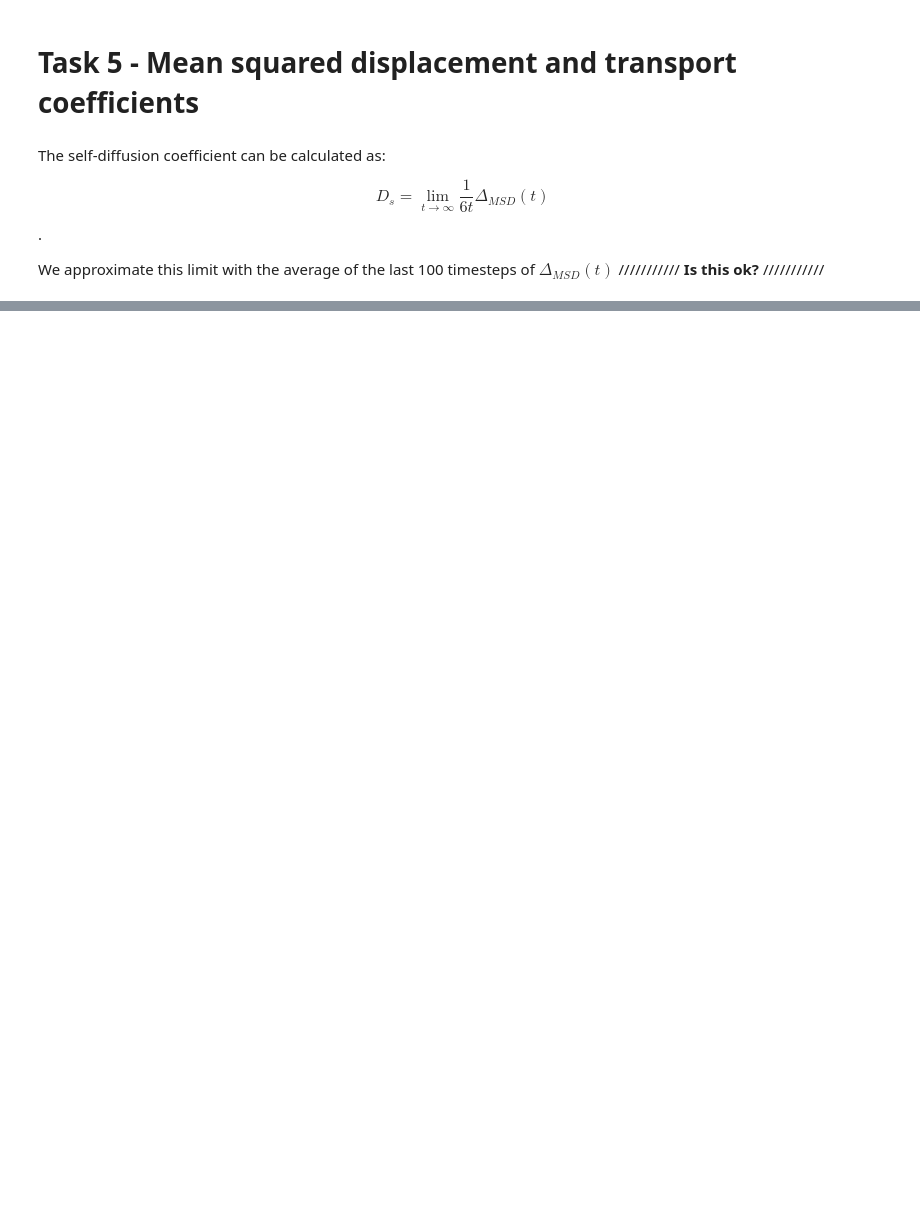
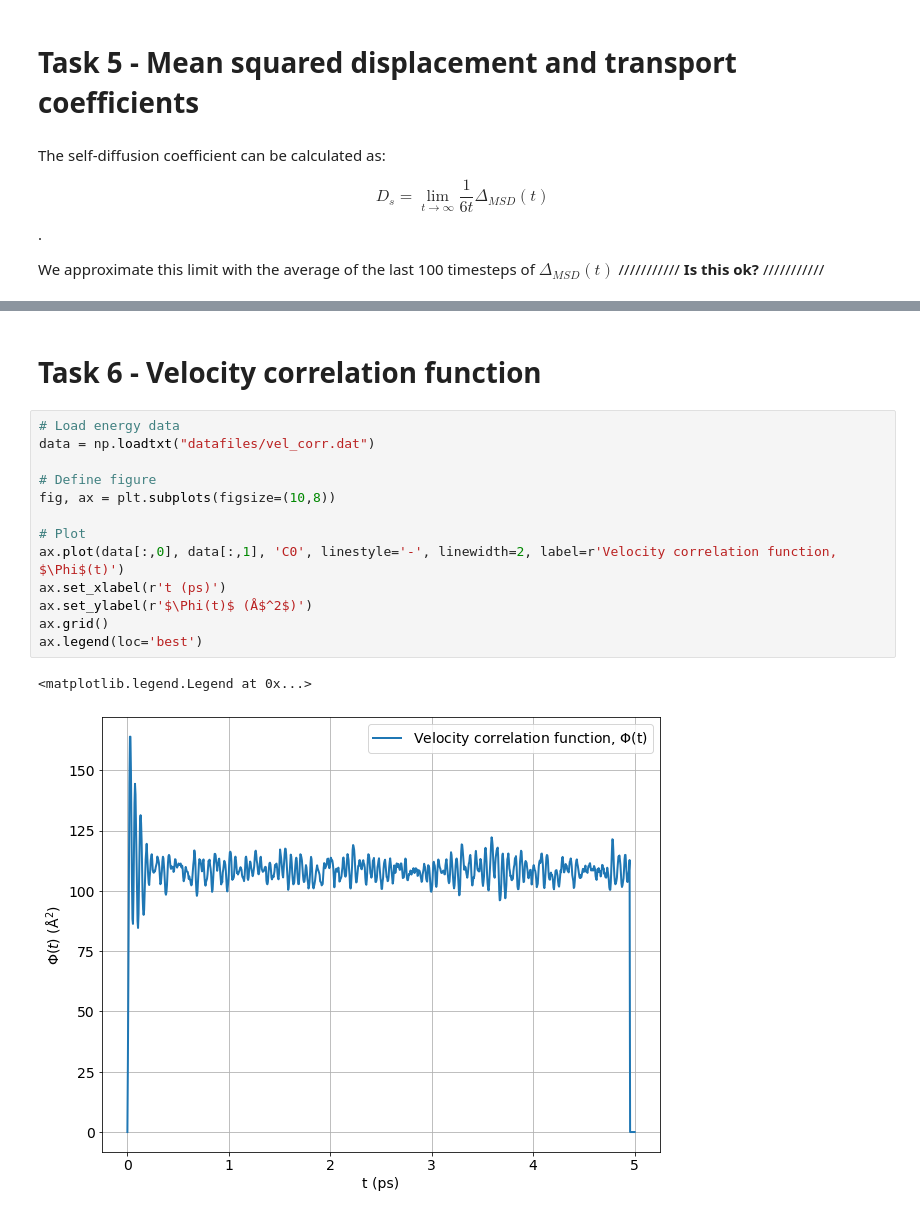
Before and after one commit to elindgren/compphys_homeworks, a Jupyter notebook: H1/Homework 1 - Notebook.ipynb, the cells around one changed output, grey strips where cells are left out. Saved outputs shown, nothing was run; the diff lists cells and outputs as text; blank space fills up the shorter version.

Commit message:
Start work on Task 6

```diff
--- a/H1/Homework 1 - Notebook.ipynb
+++ b/H1/Homework 1 - Notebook.ipynb
@@ -126,0 +128,18 @@ The self-diffusion coefficient is Ds=0.16 Å^2/ps
+# %% [markdown]
+# Task 6 - Velocity correlation function
+# %%
+# Load energy data
+data = np.loadtxt("datafiles/vel_corr.dat")
+
+# Define figure
+fig, ax = plt.subplots(figsize=(10,8))
+
+# Plot
+ax.plot(data[:,0], data[:,1], 'C0', linestyle='-', linewidth=2, label=r'Velocity correlation function, $\Phi$(t)')
+ax.set_xlabel(r't (ps)')
+ax.set_ylabel(r'$\Phi(t)$ (Å$^2$)')
+ax.grid()
+ax.legend(loc='best')
+# %% [output]
+<matplotlib.legend.Legend at 0x...>
+[figure, added]
```
Also changed, not shown: parts of 3 cells of this notebook, 6 other files.
